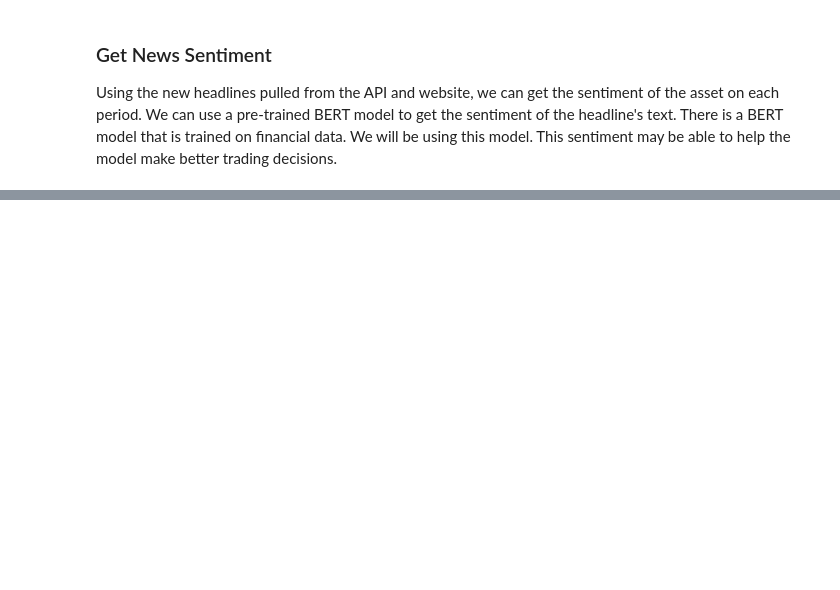
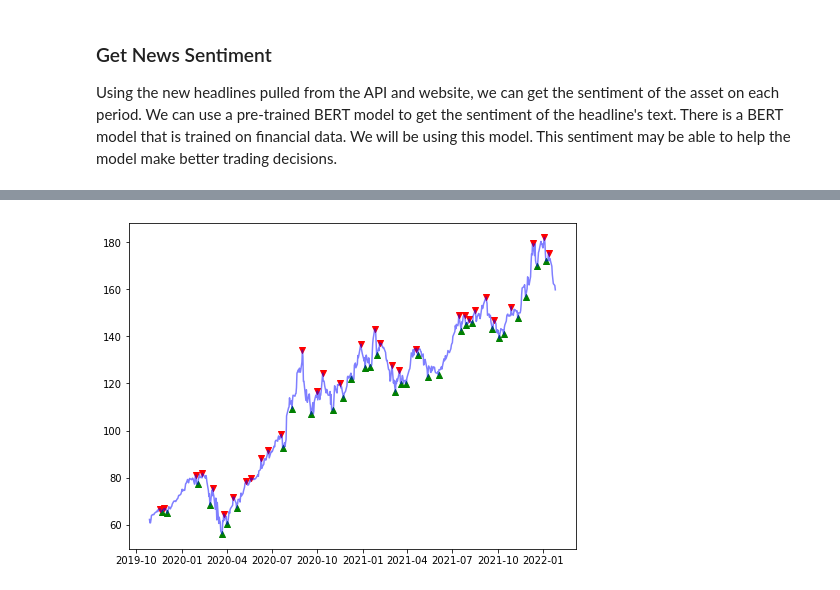
Before and after one commit to rudragarg/lstm_trading, a Jupyter notebook: project.ipynb, the cells around one changed output, grey strips where cells are left out. Saved outputs shown, nothing was run; the diff lists cells and outputs as text; code cells hidden in the pictures; blank space fills up the shorter version.

```diff
--- a/project.ipynb
+++ b/project.ipynb
@@ -564,0 +593,4 @@ def get_labels(data, window_size=11):
+# %%
+plot_labels(data, "AAPL")
+# %% [output]
+[figure, added]
```
Also changed, not shown: parts of 29 cells of this notebook.
